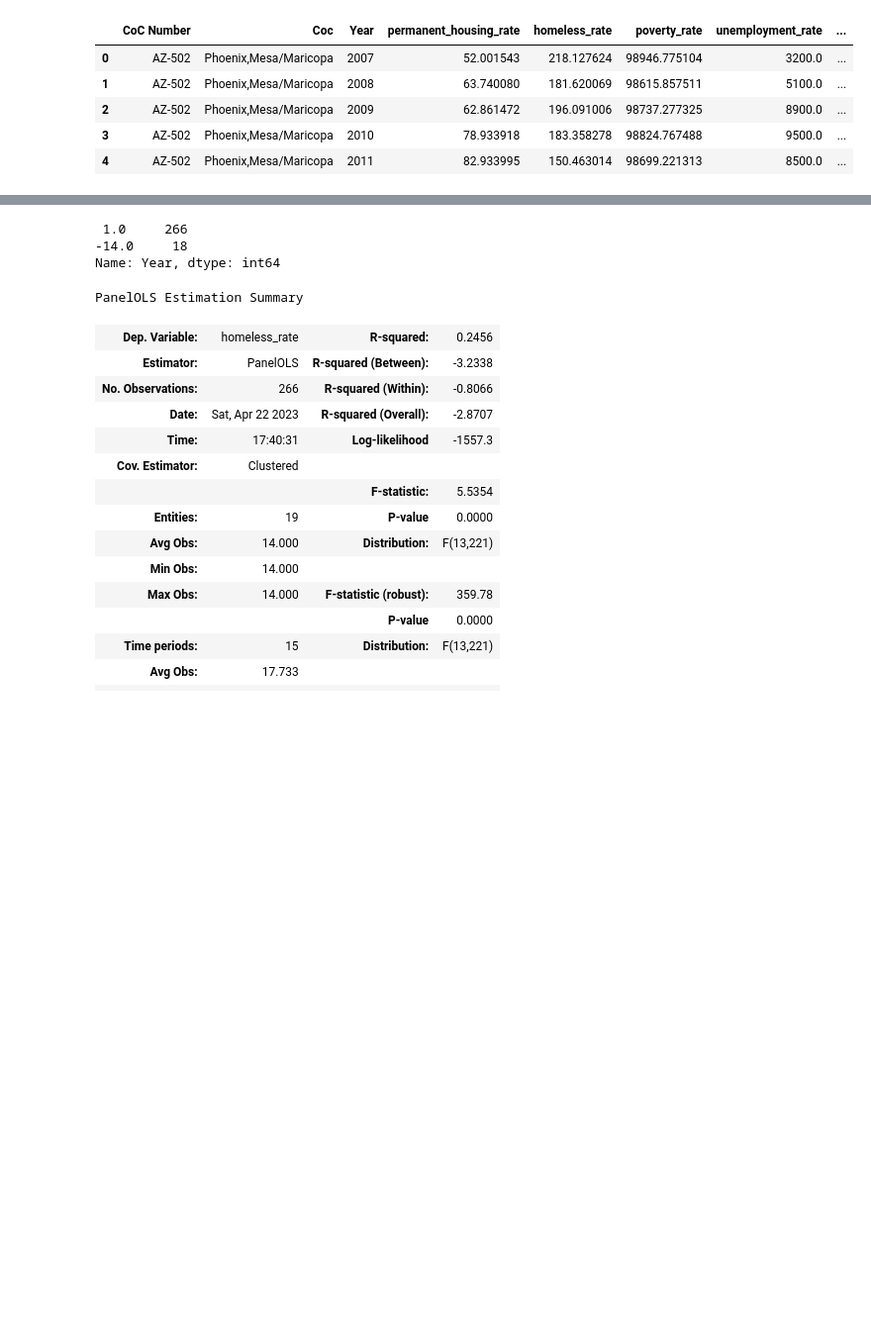
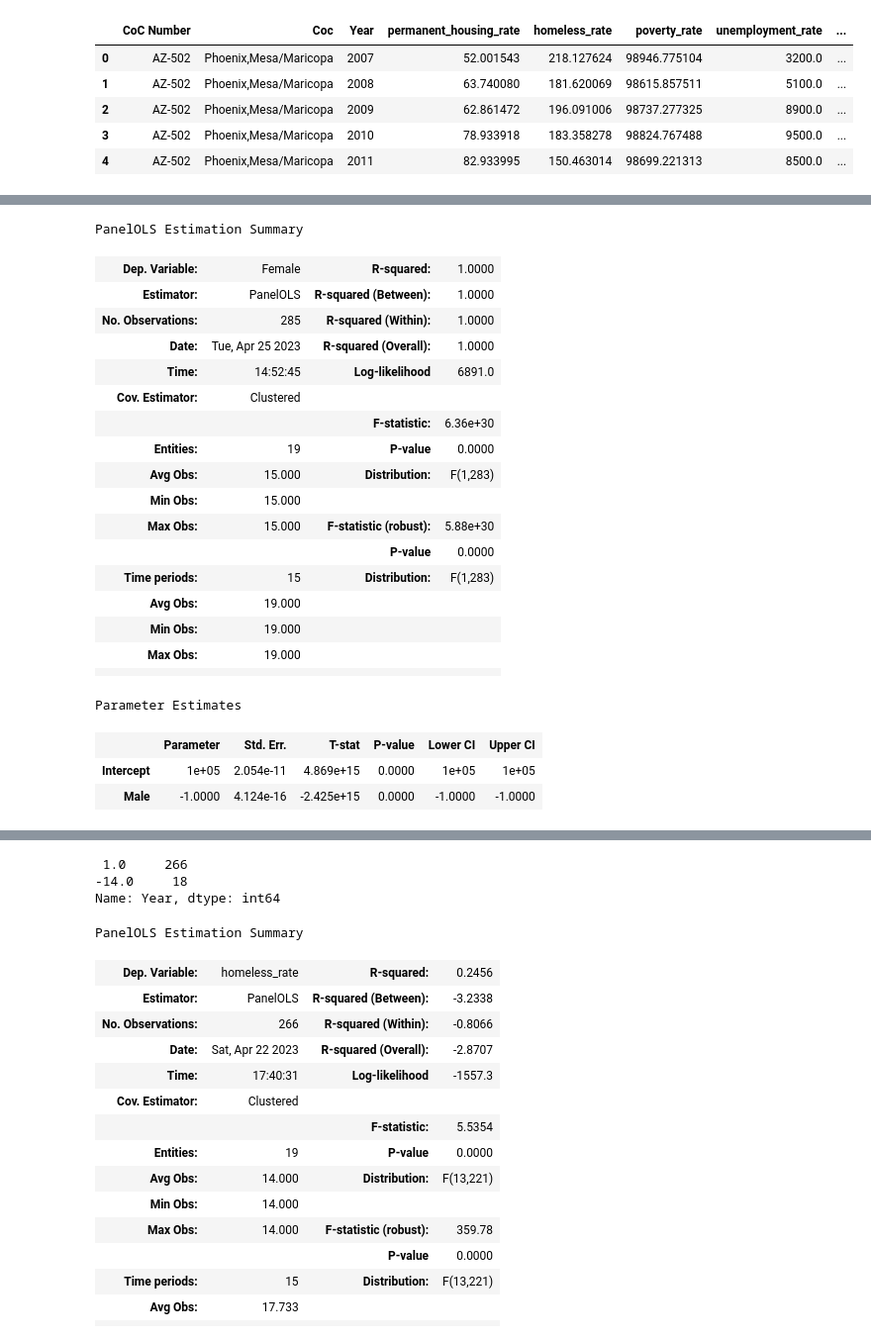
Before and after one commit to heath3rq/Python_Homelessness-Causal-Inference-Analysis, a Jupyter notebook: 20_intermediate_files/modeling.ipynb, the cells around one changed output, grey strips where cells are left out. Shown at 99% size. Cells and saved outputs as stored; diff of their text form; code cells hidden in the pictures; blank space fills up the shorter version.

```diff
--- a/20_intermediate_files/modeling.ipynb
+++ b/20_intermediate_files/modeling.ipynb
@@ -76,0 +110,30 @@ Included effects: Entity, Time
+# %%
+test_mod = PanelOLS.from_formula(
+    "Female ~ 1 + Male",
+    data=data.set_index(["CoC Number", "Year"]),
+    drop_absorbed=True,
+).fit(cov_type='clustered')
+test_mod.summary
+# %% [output]
+PanelOLS Estimation Summary
+| Dep. Variable: | Female | R-squared: | 1.0000 |
+| Estimator: | PanelOLS | R-squared (Between): | 1.0000 |
+| No. Observations: | 285 | R-squared (Within): | 1.0000 |
+| Date: | Tue, Apr 25 2023 | R-squared (Overall): | 1.0000 |
+| Time: | 14:52:45 | Log-likelihood | 6891.0 |
+| Cov. Estimator: | Clustered |  |  |
+|  |  | F-statistic: | 6.36e+30 |
+| Entities: | 19 | P-value | 0.0000 |
+| Avg Obs: | 15.000 | Distribution: | F(1,283) |
+| Min Obs: | 15.000 |  |  |
+| Max Obs: | 15.000 | F-statistic (robust): | 5.88e+30 |
+|  |  | P-value | 0.0000 |
+| Time periods: | 15 | Distribution: | F(1,283) |
+| Avg Obs: | 19.000 |  |  |
+| Min Obs: | 19.000 |  |  |
+| Max Obs: | 19.000 |  |  |
+|  |  |  |  |
+Parameter Estimates
+|  | Parameter | Std. Err. | T-stat | P-value | Lower CI | Upper CI |
+| Intercept | 1e+05 | 2.054e-11 | 4.869e+15 | 0.0000 | 1e+05 | 1e+05 |
+| Male | -1.0000 | 4.124e-16 | -2.425e+15 | 0.0000 | -1.0000 | -1.0000 |
```
Also changed, not shown: parts of 4 cells of this notebook.
